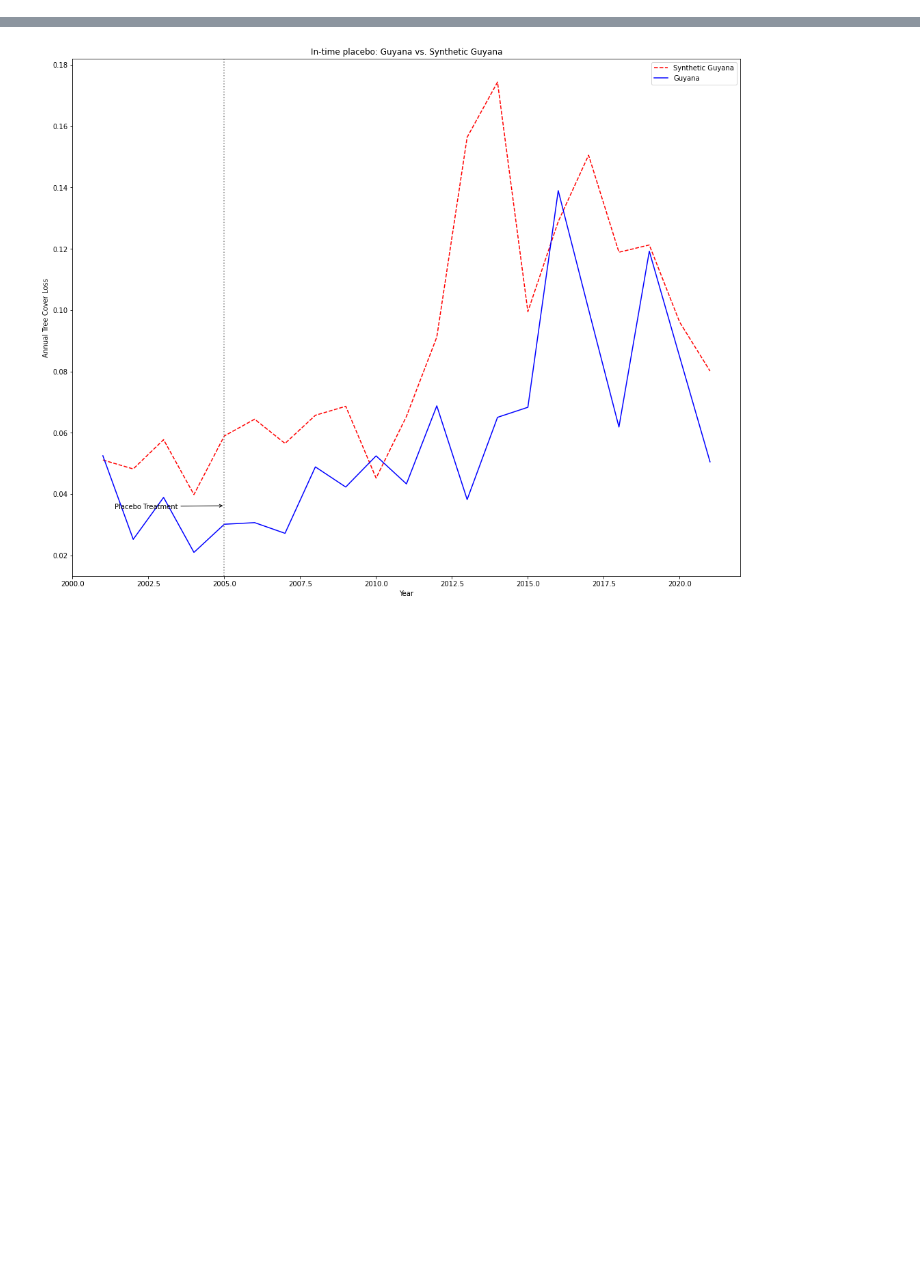
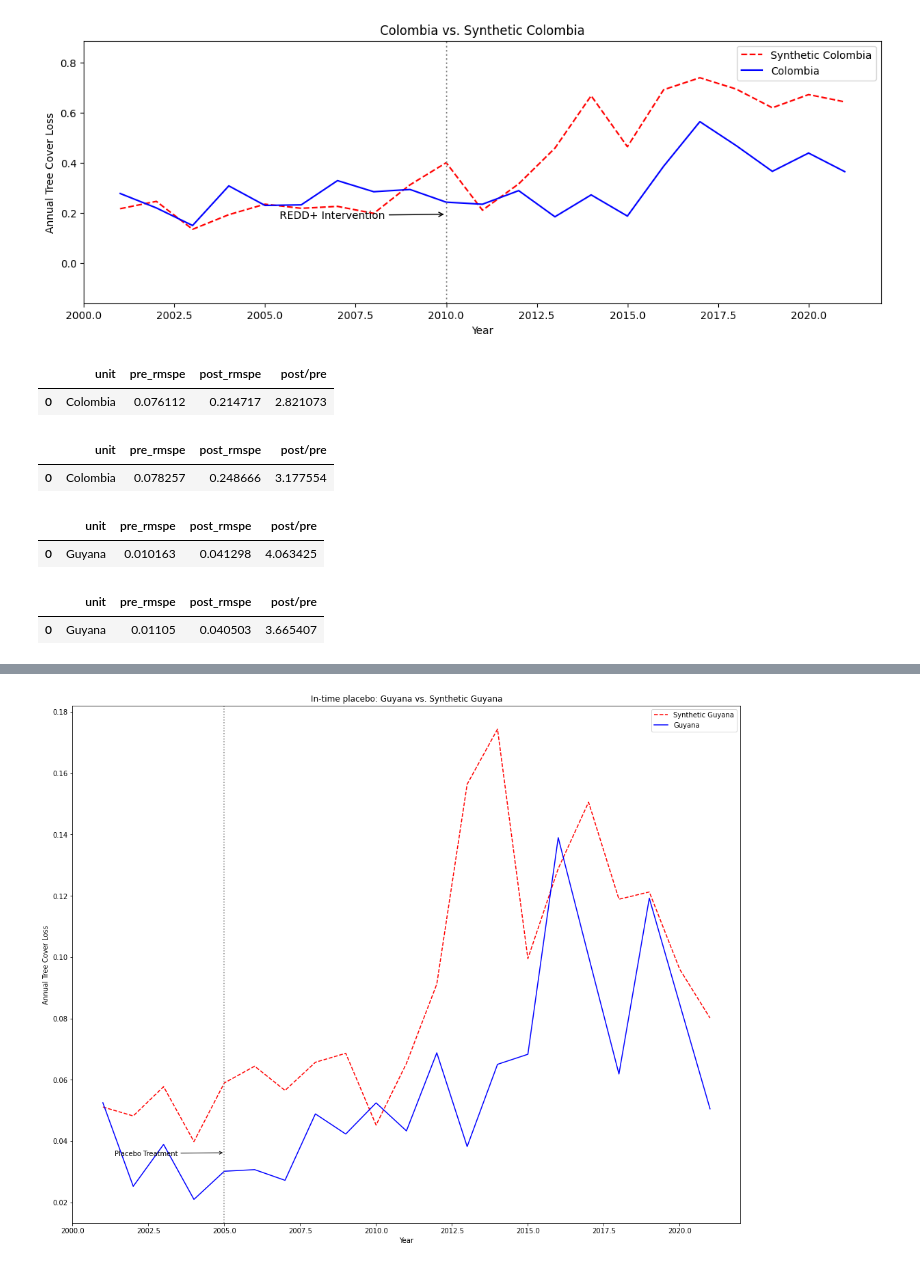
Before and after one commit to ogulati1999/jurisdictional-interventions, a Jupyter notebook: notebooks/covariate_integration.ipynb, the cells around one changed output, grey strips where cells are left out. Saved outputs shown, nothing was run; the diff lists cells and outputs as text; code cells hidden in the pictures; blank space fills up the shorter version.

```diff
--- a/notebooks/covariate_integration.ipynb
+++ b/notebooks/covariate_integration.ipynb
@@ -120,0 +81,29 @@ sc.plot(["original", "pointwise", "cumulative"], treated_label="Guyana",
+# %%
+sc.plot(["original"], treated_label="Colombia",
+            synth_label="Synthetic Colombia", treatment_label="REDD+ Intervention", figsize = (12,5))
+# %% [output]
+[figure, added]
+# %%
+#New 9 covariates for Colombia treatment
+sc.original_data.rmspe_df
+# %% [output]
+|  | unit | pre_rmspe | post_rmspe | post/pre |
+| 0 | Colombia | 0.076112 | 0.214717 | 2.821073 |
+# %%
+#Original 7 covariates for Colombia treatment
+sc.original_data.rmspe_df
+# %% [output]
+|  | unit | pre_rmspe | post_rmspe | post/pre |
+| 0 | Colombia | 0.078257 | 0.248666 | 3.177554 |
+# %%
+#Original 7 covariates for Guyana treatment
+sc.original_data.rmspe_df
+# %% [output]
+|  | unit | pre_rmspe | post_rmspe | post/pre |
+| 0 | Guyana | 0.010163 | 0.041298 | 4.063425 |
+# %%
+#New 9 covariates for Guyana treatment
+sc.original_data.rmspe_df
+# %% [output]
+|  | unit | pre_rmspe | post_rmspe | post/pre |
+| 0 | Guyana | 0.01105 | 0.040503 | 3.665407 |
```
Also changed, not shown: parts of 94 cells of this notebook, 8 other files.
